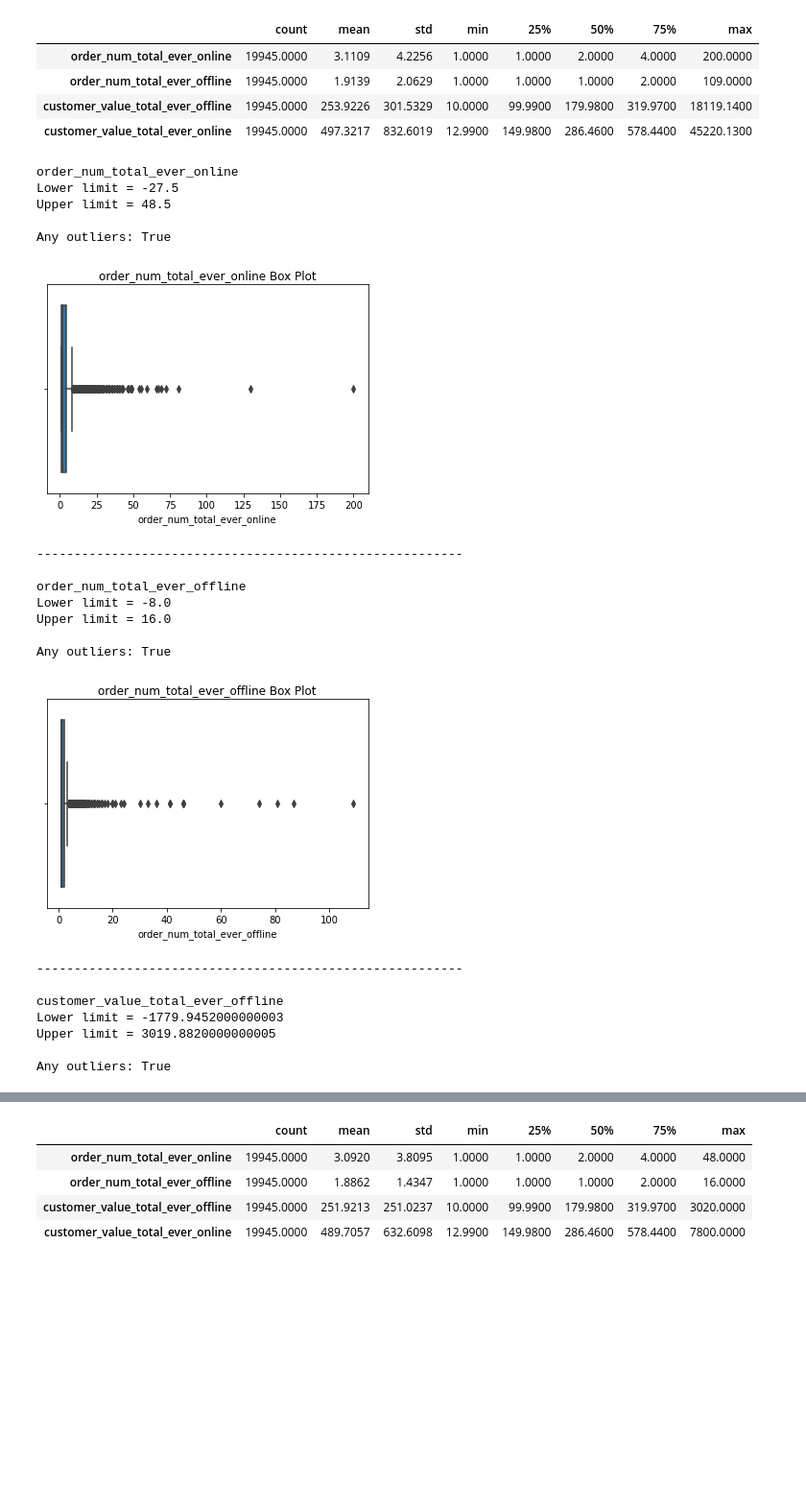
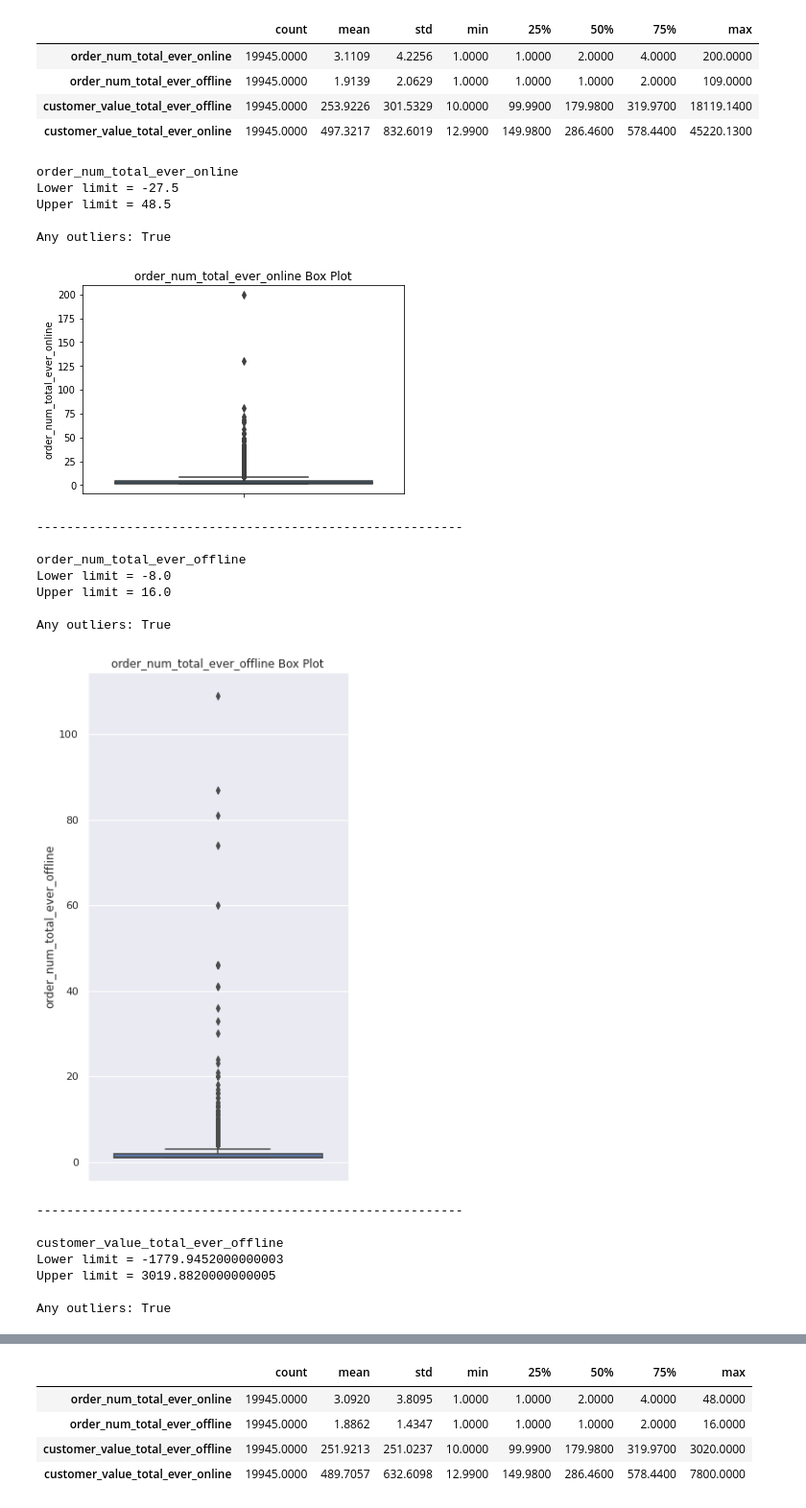
Before and after one commit to cagkangrsy/cltv_prediction_with_bgnbd_gamma, a Jupyter notebook: cltv-prediction-with-bg-nbd-and-gamma-gamma-models.ipynb, the cells around one changed output, grey strips where cells are left out. Shown at 96% size. Drawn from its saved outputs; the diff is of its cells as text; code cells hidden in the pictures; blank space fills up the shorter version.

```diff
--- a/cltv-prediction-with-bg-nbd-and-gamma-gamma-models.ipynb
+++ b/cltv-prediction-with-bg-nbd-and-gamma-gamma-models.ipynb
@@ -164,20 +165,21 @@ df.describe().T
 # %%
 # The appropriate columns for outlier analysis are stored in a list and checked if there are outlying values. Then replace_with_thresholds function is used to equate outlying values to limits.
 columns = ["order_num_total_ever_online", "order_num_total_ever_offline", "customer_value_total_ever_offline","customer_value_total_ever_online"]
 for col in columns:
     print(f"\nAny outliers: {check_outlier(df,col)}")
-    sns.boxplot(data = df, x = col,)
+    sns.boxplot(data = df, y = col)
+    sns.set(rc={"figure.figsize":(5, 10)})
     plt.title(f"{col} Box Plot")
     plt.show()
     print("\n---------------------------------------------------------\n")
     replace_with_thresholds(df, col)
 # %% [output]
 order_num_total_ever_online
 Lower limit = -27.5
 Upper limit = 48.5
 
 Any outliers: True
-[figure, old version]
+[figure, new version]
 ---------------------------------------------------------
 
 order_num_total_ever_offline
@@ -185,7 +187,7 @@ Lower limit = -8.0
 Upper limit = 16.0
 
 Any outliers: True
-[figure, old version]
+[figure, new version]
 ---------------------------------------------------------
 
 customer_value_total_ever_offline
```
Also changed, not shown: parts of 6 cells of this notebook.
